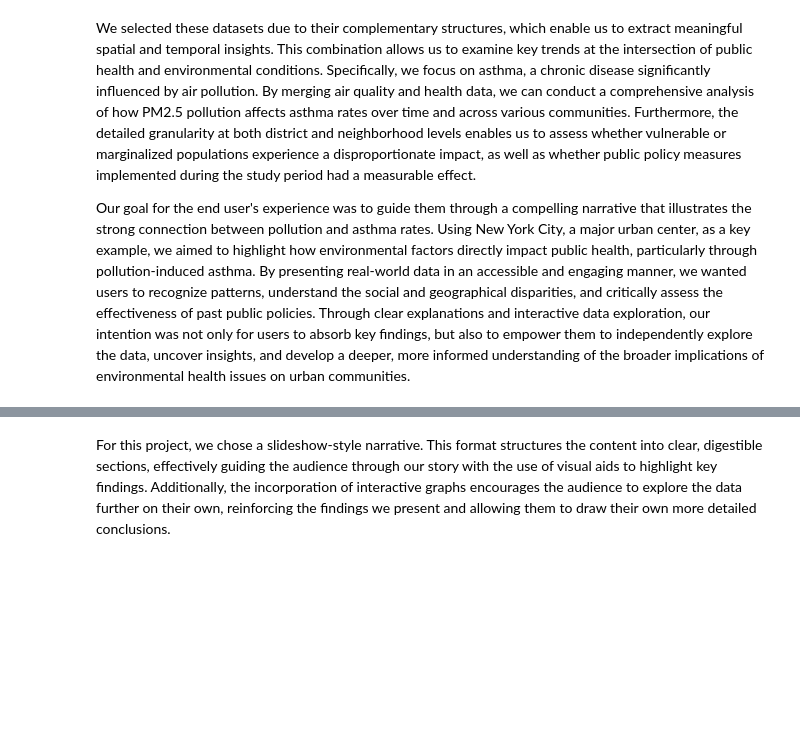
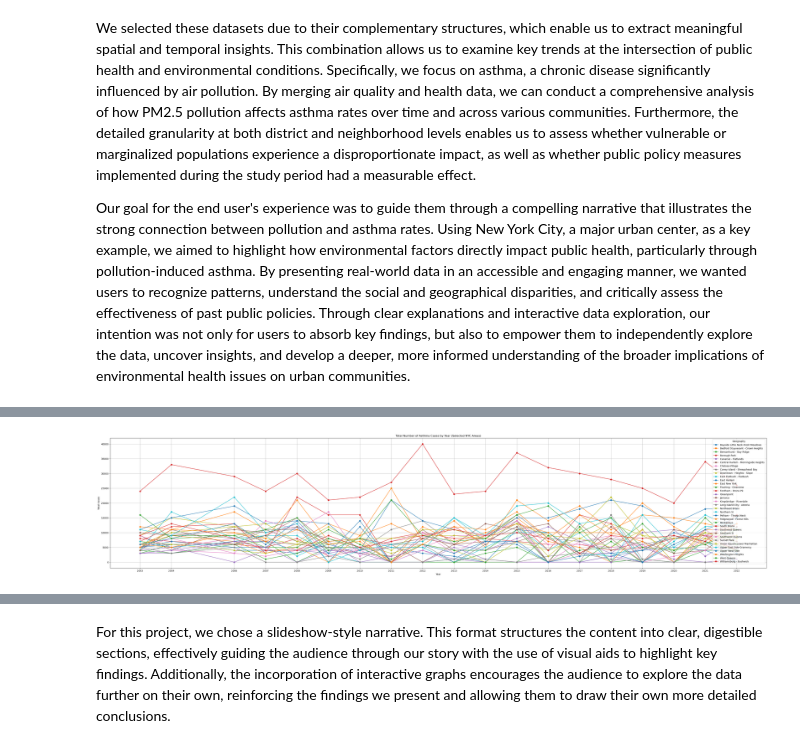
Before and after one commit to Ealbagp/ProjectB_Group55.github.io, a Jupyter notebook: Alba/ProjectB.ipynb, the cells around one changed output, grey strips where cells are left out. Drawn from its saved outputs; the diff is of its cells as text; code cells hidden in the pictures; blank space fills up the shorter version.

```diff
--- a/Alba/ProjectB.ipynb
+++ b/Alba/ProjectB.ipynb
@@ -29,0 +51,53 @@ Our goal for the end user's experience was to guide them through a compelling na
+# %%
+import pandas as pd
+import matplotlib.pyplot as plt
+import re
+
+# 1. Read your CSV
+df = pd.read_csv("NYC EH Data Portal - Adults with asthma (past 12 months) (full table).csv")
+
+
+# 1. Converti TimePeriod in numero e arrotonda all'anno più vicino
+df["TimePeriod"] = pd.to_numeric(df["TimePeriod"], errors="coerce").round(0).astype(int)
+
+df = df[df["GeoType"] == "UHF34"]
+
+
+# 3. Pulisci la colonna "Number" per estrarre il valore numerico
+def extract_number(s):
+    if pd.isna(s):
+        return None
+    s_clean = re.sub(r"[,\*]", "", s.strip())  # rimuove virgole e asterischi
+    try:
+        return float(s_clean)
+    except ValueError:
+        return None
+
+df["TotalCases"] = df["Number"].apply(extract_number)
+
+# 4. Fai il pivot in modo che ogni Geography sia una colonna distinta
+df_pivot = df.pivot_table(
+    index="TimePeriod",
+    columns="Geography",
+    values="TotalCases",
+    aggfunc="sum"  # usa "sum" (o "mean") nel caso ci siano più righe per anno
+)
+
+# 5. Crea il grafico a linee
+plt.figure(figsize=(50, 10))
+for geo in df_pivot.columns:
+    plt.plot(df_pivot.index, df_pivot[geo], marker="o", label=geo)
+
+plt.title("Total Number of Asthma Cases by Year (Selected NYC Areas)")
+plt.xlabel("Year")
+plt.ylabel("Total Cases")
+plt.legend(title="Geography")
+plt.grid(True)
+
+# Se vuoi forzare i ticks dell'asse X a essere solo interi
+all_years = df_pivot.index.tolist()
+plt.xticks(all_years, all_years)
+
+plt.show()
+# %% [output]
+[figure, added]
```
Also changed, not shown: parts of 13 cells of this notebook, 5 other files.
